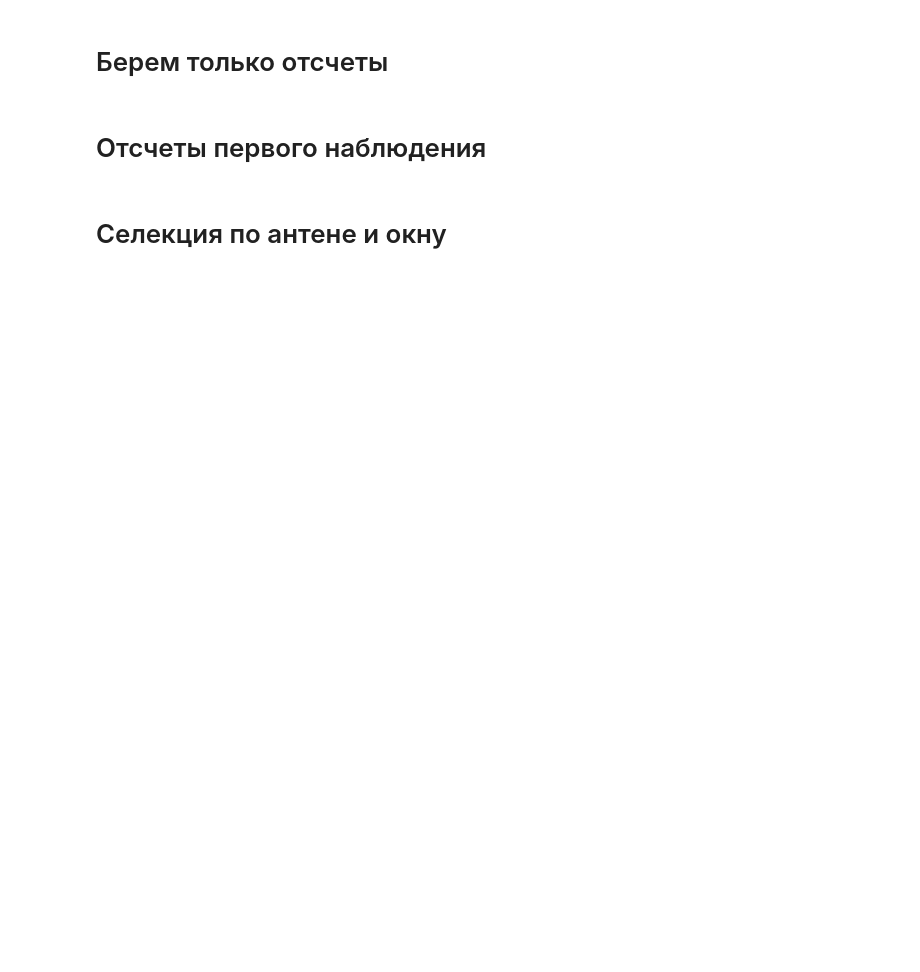
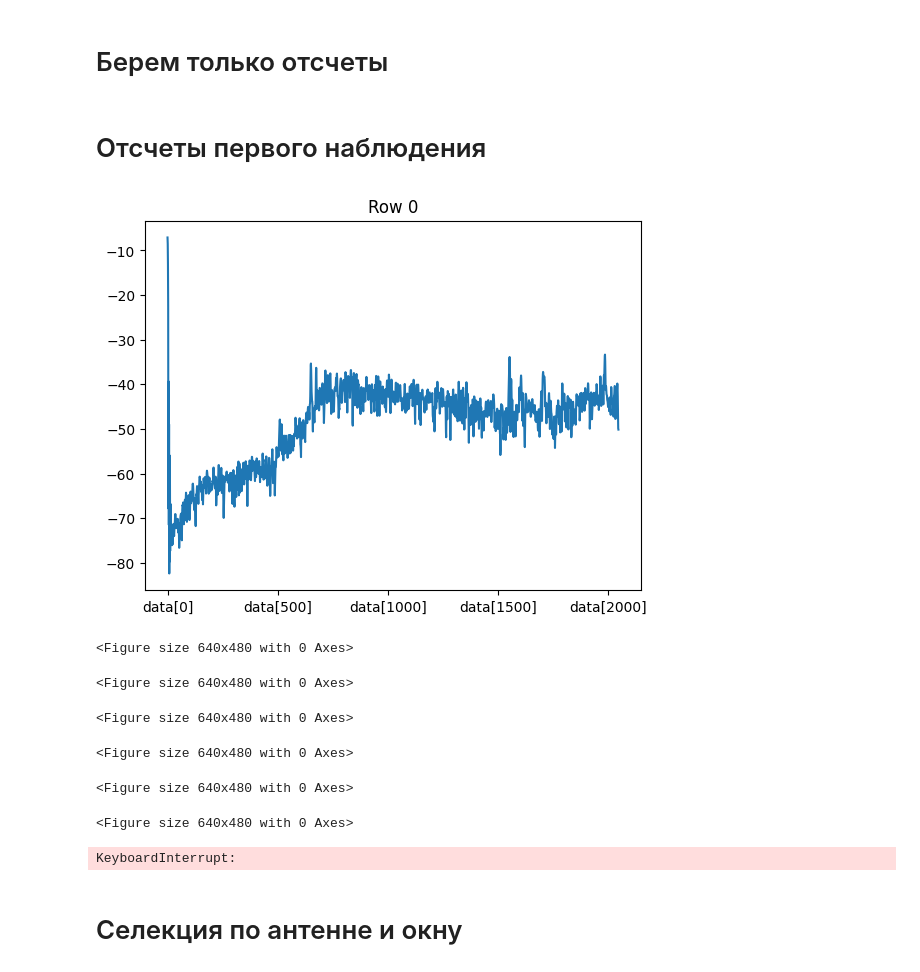
Before and after one commit to GrigoriyAkhmetshakirov/sample_collector, a Jupyter notebook: pandas_test.ipynb, the cells around one changed output. Cells and saved outputs as stored; diff of their text form; code cells hidden in the pictures; blank space fills up the shorter version.

```diff
--- a/pandas_test.ipynb
+++ b/pandas_test.ipynb
@@ -23,5 +19,50 @@ values_data.iloc[0].plot();
+# %%
+import matplotlib.pyplot as plt
+import pandas as pd
+
+# Включаем интерактивный режим
+plt.ion()
+
+# Отключаем ненужные колонки один раз
+filtered_data = selected_data.drop(columns=['Num Pack', 'Antenna', 'Window', 'Diag', 'System_type', 'Drone_type', 'Timestamp'])
+
+# Проверяем, что данные остались
+if filtered_data.empty:
+    raise ValueError("После удаления столбцов данные отсутствуют. Проверьте входные данные.")
+
+# Проверяем, что данные числовые
+filtered_data = filtered_data.apply(pd.to_numeric, errors='coerce')
+
+# Создаем фигуру и оси
+fig, ax = plt.subplots()
+
+# Цикл для обновления графика
+for i in range(40):
+    ax.clear()  # Очищаем текущий график
+    row = filtered_data.iloc[i]  # Выбираем i-ю строку
+    if row.empty:
+        print(f"Строка {i} пустая. Пропускаем.")
+        continue
+
+    row.plot(ax=ax)  # Рисуем новые данные
+    ax.set_title(f'Row {i}')  # Обновляем заголовок
+    plt.draw()  # Перерисовываем график
+    plt.pause(0.5)  # Пауза для обновления (в секундах)
+
+# Отключаем интерактивный режим после завершения
+plt.ioff()
+plt.show()  # Показываем финальный график
+# %% [output]
+[figure, added]
+<Figure size 640x480 with 0 Axes>
+<Figure size 640x480 with 0 Axes>
+<Figure size 640x480 with 0 Axes>
+<Figure size 640x480 with 0 Axes>
+<Figure size 640x480 with 0 Axes>
+<Figure size 640x480 with 0 Axes>
+KeyboardInterrupt:
 # %% [markdown]
-# Селекция по антене и окну
+# Селекция по антенне и окну
 # %%
 selected_data = data[(data['Window'] == 2) & (data['Antenna'] == 1)]
 selected_data
```
Also changed, not shown: parts of 4 cells of this notebook, 1 other file.
